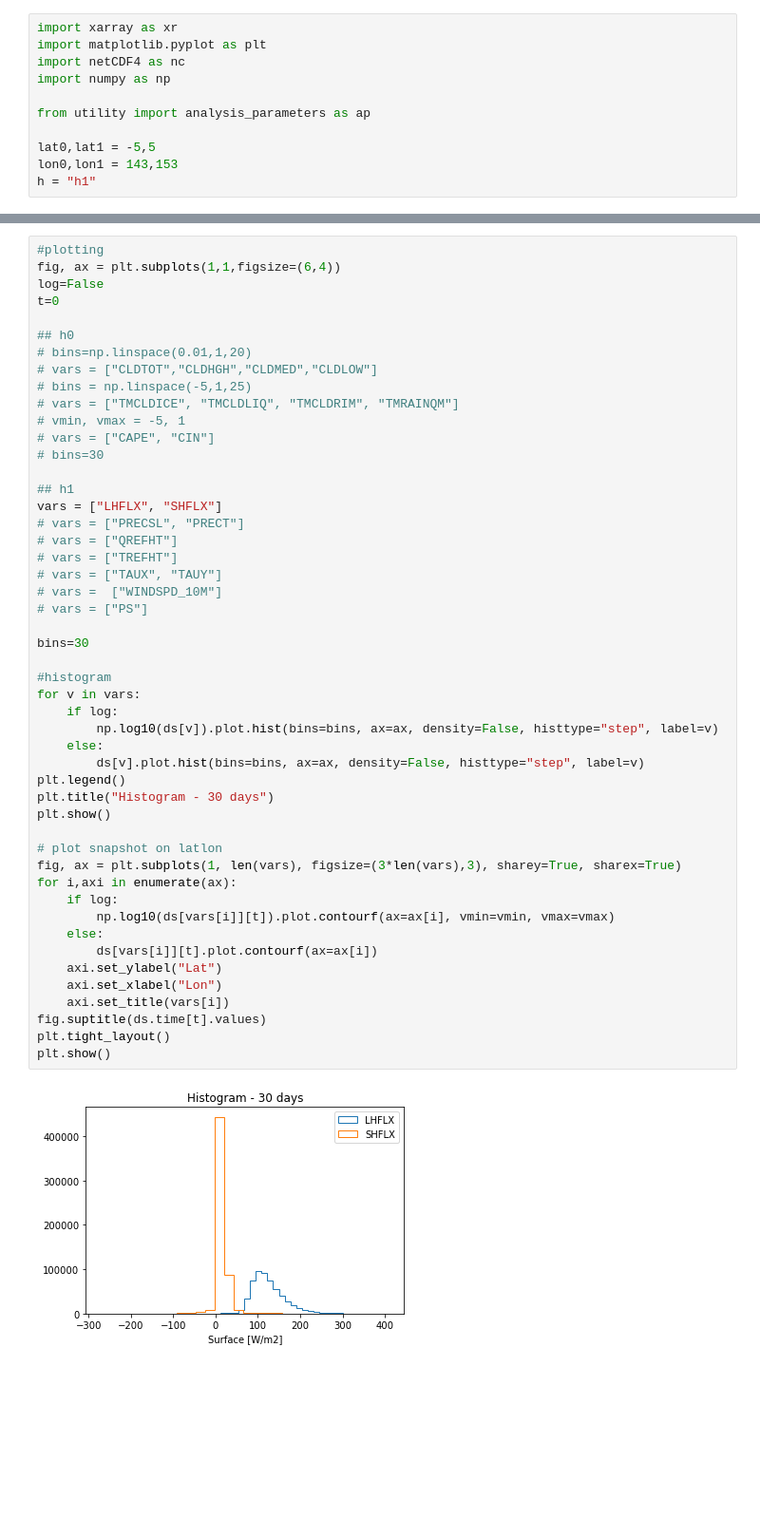
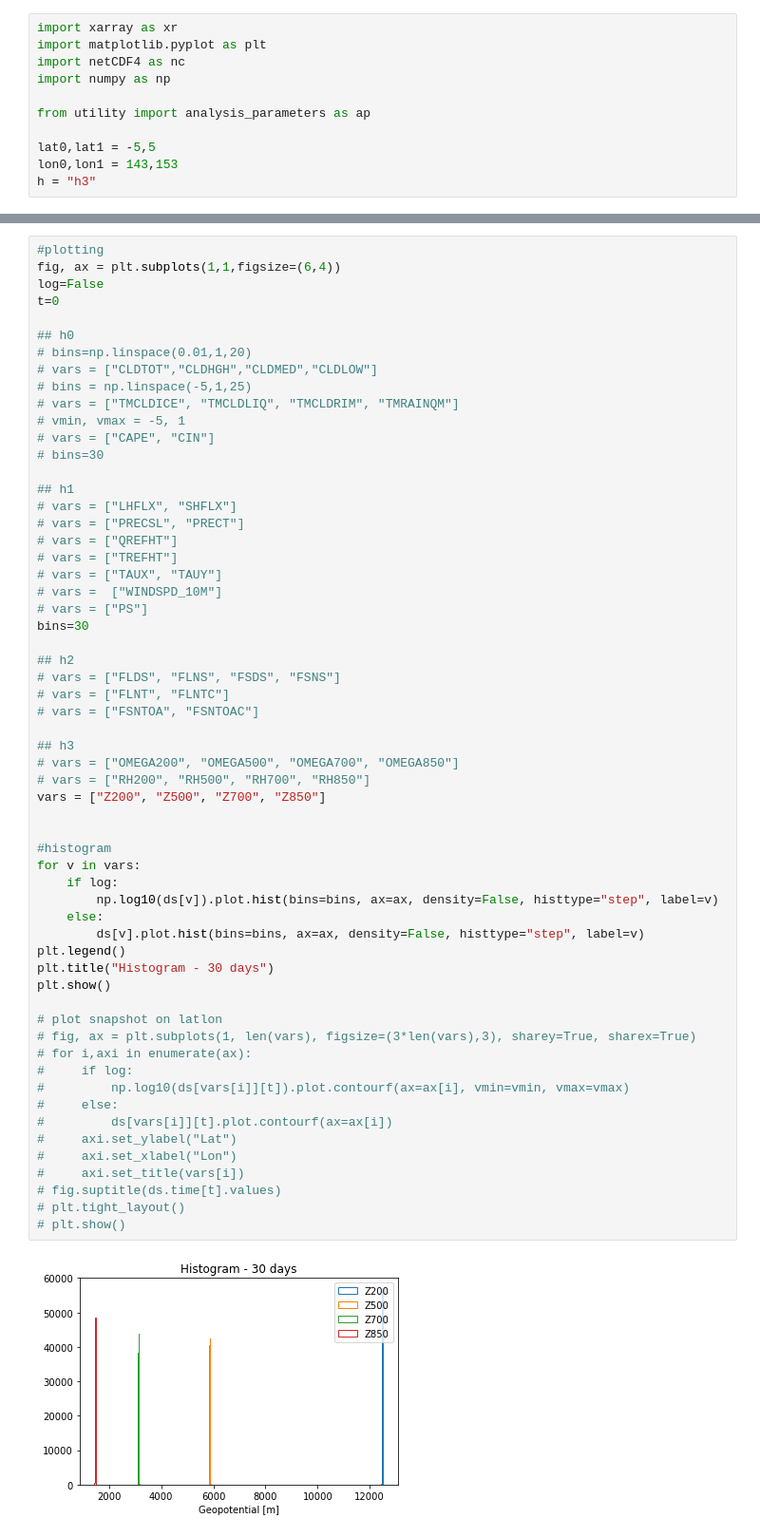
Before and after one commit to smturbev/dyamond2, a Jupyter notebook: python_scripts/test_data_exploration.ipynb, the cells around one changed output, grey strips where cells are left out. Shown at 95% size. Cells and saved outputs as stored; diff of their text form; blank space fills up the shorter version.

```diff
--- a/python_scripts/test_data_exploration.ipynb
+++ b/python_scripts/test_data_exploration.ipynb
@@ -8,7 +8,7 @@ from utility import analysis_parameters as ap
 
 lat0,lat1 = -5,5
 lon0,lon1 = 143,153
-h = "h1"
+h = "h3"
 # %%
 feb = [ "02-%02d"%(i+1) for i in range(28) ]
 dates = ["01-30", "01-31"]+ feb
@@ -89,45 +69,55 @@ t=0
 ## h0
 # bins=np.linspace(0.01,1,20)
 # vars = ["CLDTOT","CLDHGH","CLDMED","CLDLOW"]
 # bins = np.linspace(-5,1,25)
 # vars = ["TMCLDICE", "TMCLDLIQ", "TMCLDRIM", "TMRAINQM"]
 # vmin, vmax = -5, 1
 # vars = ["CAPE", "CIN"]
 # bins=30
 
 ## h1
-vars = ["LHFLX", "SHFLX"]
+# vars = ["LHFLX", "SHFLX"]
 # vars = ["PRECSL", "PRECT"]
 # vars = ["QREFHT"]
 # vars = ["TREFHT"]
 # vars = ["TAUX", "TAUY"]
 # vars =  ["WINDSPD_10M"]
 # vars = ["PS"]
+bins=30
 
-bins=30
+## h2
+# vars = ["FLDS", "FLNS", "FSDS", "FSNS"]
+# vars = ["FLNT", "FLNTC"]
+# vars = ["FSNTOA", "FSNTOAC"]
+
+## h3
+# vars = ["OMEGA200", "OMEGA500", "OMEGA700", "OMEGA850"]
+# vars = ["RH200", "RH500", "RH700", "RH850"]
+vars = ["Z200", "Z500", "Z700", "Z850"]
+
 
 #histogram
 for v in vars:
     if log:
         np.log10(ds[v]).plot.hist(bins=bins, ax=ax, density=False, histtype="step", label=v)
     else:
         ds[v].plot.hist(bins=bins, ax=ax, density=False, histtype="step", label=v)
 plt.legend()
 plt.title("Histogram - 30 days")
 plt.show()
 
 # plot snapshot on latlon
-fig, ax = plt.subplots(1, len(vars), figsize=(3*len(vars),3), sharey=True, sharex=True)
-for i,axi in enumerate(ax):
-    if log:
-        np.log10(ds[vars[i]][t]).plot.contourf(ax=ax[i], vmin=vmin, vmax=vmax)
-    else:
-        ds[vars[i]][t].plot.contourf(ax=ax[i])
-    axi.set_ylabel("Lat")
-    axi.set_xlabel("Lon")
-    axi.set_title(vars[i])
-fig.suptitle(ds.time[t].values)
-plt.tight_layout()
-plt.show()
+# fig, ax = plt.subplots(1, len(vars), figsize=(3*len(vars),3), sharey=True, sharex=True)
+# for i,axi in enumerate(ax):
+#     if log:
+#         np.log10(ds[vars[i]][t]).plot.contourf(ax=ax[i], vmin=vmin, vmax=vmax)
+#     else:
+#         ds[vars[i]][t].plot.contourf(ax=ax[i])
+#     axi.set_ylabel("Lat")
+#     axi.set_xlabel("Lon")
+#     axi.set_title(vars[i])
+# fig.suptitle(ds.time[t].values)
+# plt.tight_layout()
+# plt.show()
 # %% [output]
-[figure, old version]
+[figure, new version]
```
Also changed, not shown: parts of 5 cells of this notebook, 6 other files.
